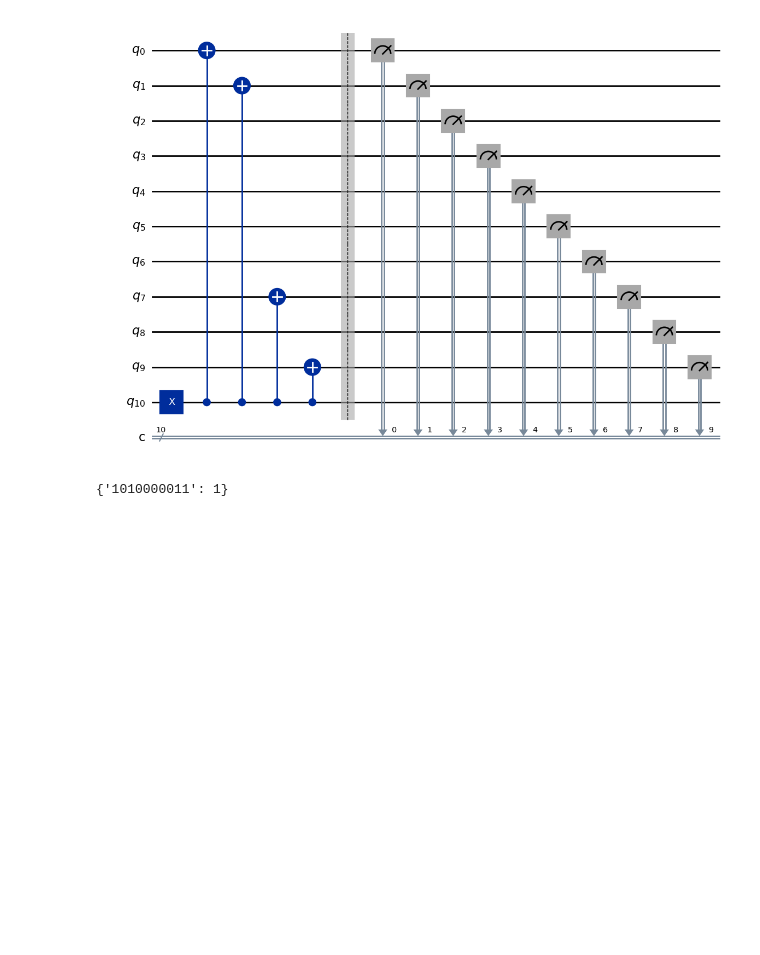
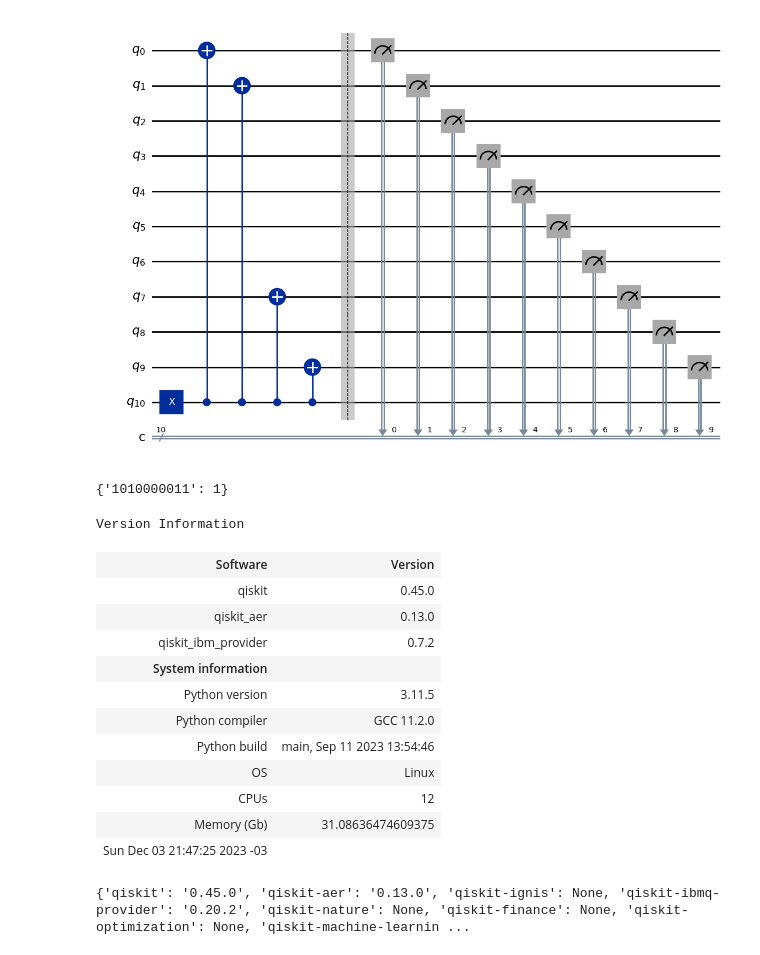
Before and after one commit to MarcoAurelioAntonio/IBM-QUANTUM-BACKENDS-CONNECTIONS, a Jupyter notebook: Algorithms/Bernstein-Vazirani.ipynb, the cells around one changed output. Saved outputs shown, nothing was run; the diff lists cells and outputs as text; code cells hidden in the pictures; blank space fills up the shorter version.

Commit message:
Add code to see Qiskit versions

```diff
--- a/Algorithms/Bernstein-Vazirani.ipynb
+++ b/Algorithms/Bernstein-Vazirani.ipynb
@@ -90,3 +90,23 @@ counts2 = result2.get_counts()
 print(counts2)
 # %% [output]
 {'1010000011': 1}
+# %%
+# to see the qiskit version
+import qiskit.tools.jupyter
+%qiskit_version_table
+qiskit.__qiskit_version__
+# %% [output]
+Version Information
+| Software | Version |
+| qiskit | 0.45.0 |
+| qiskit_aer | 0.13.0 |
+| qiskit_ibm_provider | 0.7.2 |
+| System information |  |
+| Python version | 3.11.5 |
+| Python compiler | GCC 11.2.0 |
+| Python build | main, Sep 11 2023 13:54:46 |
+| OS | Linux |
+| CPUs | 12 |
+| Memory (Gb) | 31.08636474609375 |
+| Sun Dec 03 21:47:25 2023 -03 |  |
+{'qiskit': '0.45.0', 'qiskit-aer': '0.13.0', 'qiskit-ignis': None, 'qiskit-ibmq-provider': '0.20.2', 'qiskit-nature': None, 'qiskit-finance': None, 'qiskit-optimization': None, 'qiskit-machine-learnin ...
```
